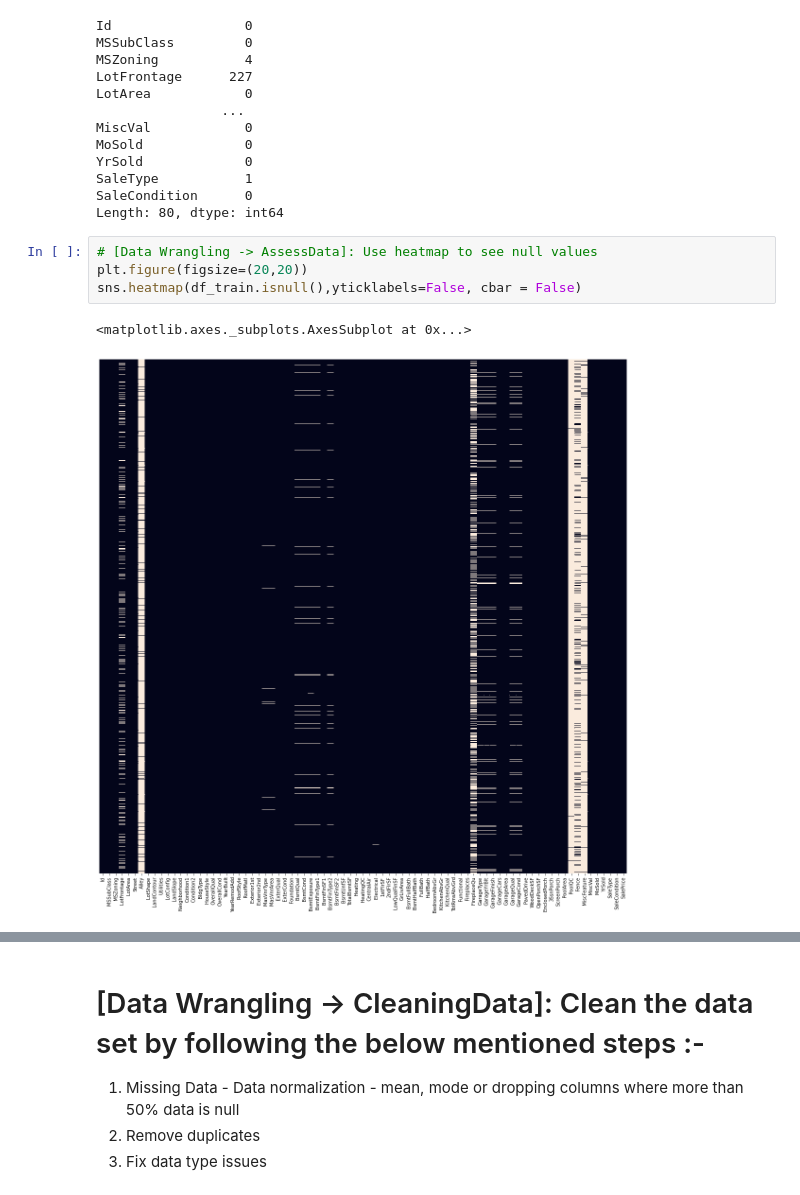
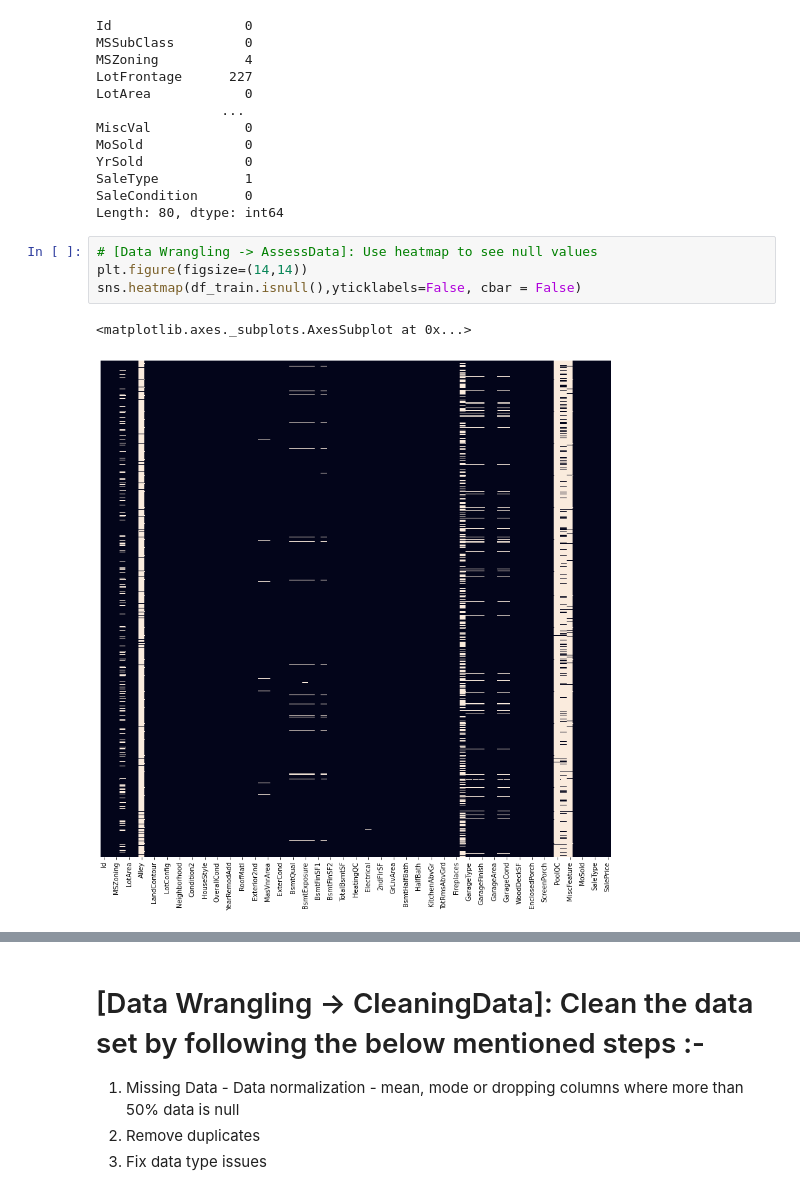
Before and after one commit to varunnthakuur/dataprocessing, a Jupyter notebook: Project_House_Prices_Advanced_Regression_Techniques.ipynb, the cells around one changed output, grey strips where cells are left out. Saved outputs shown, nothing was run; the diff lists cells and outputs as text.

```diff
--- a/Project_House_Prices_Advanced_Regression_Techniques.ipynb
+++ b/Project_House_Prices_Advanced_Regression_Techniques.ipynb
@@ -157,10 +169,10 @@ SaleCondition      0
 Length: 80, dtype: int64
 # %%
 # [Data Wrangling -> AssessData]: Use heatmap to see null values
-plt.figure(figsize=(20,20))
+plt.figure(figsize=(14,14))
 sns.heatmap(df_train.isnull(),yticklabels=False, cbar = False)
 # %% [output]
 <matplotlib.axes._subplots.AxesSubplot at 0x...>
-[figure, old version]
+[figure, new version]
 # %%
 # [Data Wrangling -> AssessData]: Use heatmap to see null values
```
Also changed, not shown: parts of 19 cells of this notebook.
